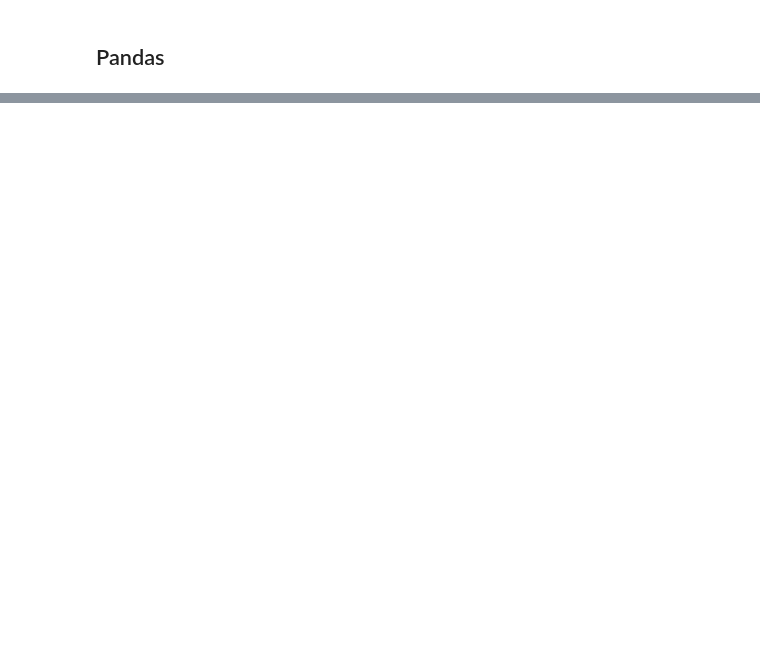
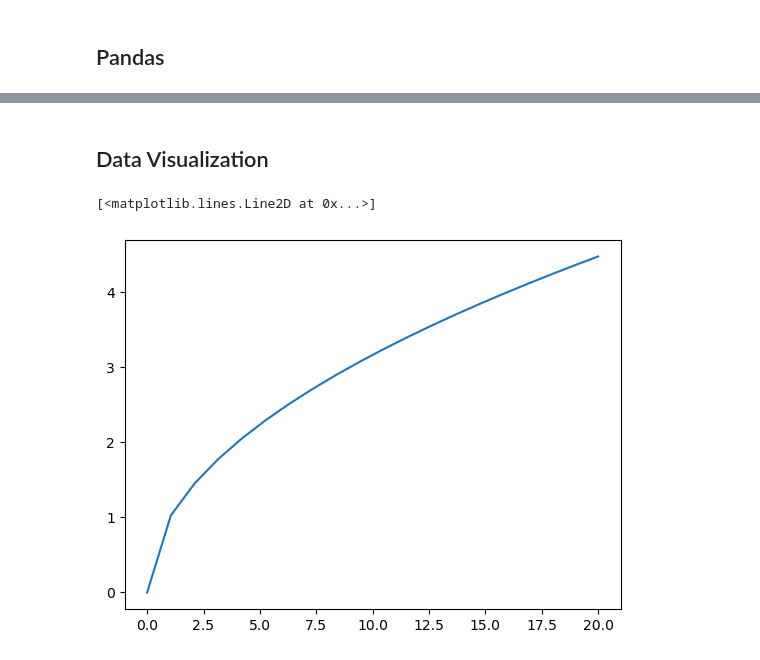
Before and after one commit to Endy3032/CTin, a Jupyter notebook: TDN/Y3/Machine Learning/Data Analysis/data analysis.ipynb, the cells around one changed output, grey strips where cells are left out. Saved outputs shown, nothing was run; the diff lists cells and outputs as text; code cells hidden in the pictures; blank space fills up the shorter version.

Commit message:
pandas & matplotlib update

```diff
--- a/TDN/Y3/Machine Learning/Data Analysis/data analysis.ipynb
+++ b/TDN/Y3/Machine Learning/Data Analysis/data analysis.ipynb
@@ -220,0 +417,2 @@ array([[0.90879874, 0.86678079, 0.57192638],
+# %% [markdown]
+## Data Visualization
@@ -220,0 +426,7 @@ array([[0.90879874, 0.86678079, 0.57192638],
+# %%
+x = np.linspace(0, 20, 20)
+y = np.sqrt(x)
+plt.plot(x, y)
+# %% [output]
+[<matplotlib.lines.Line2D at 0x...>]
+[figure, added]
```
Also changed, not shown: parts of 45 cells of this notebook.
